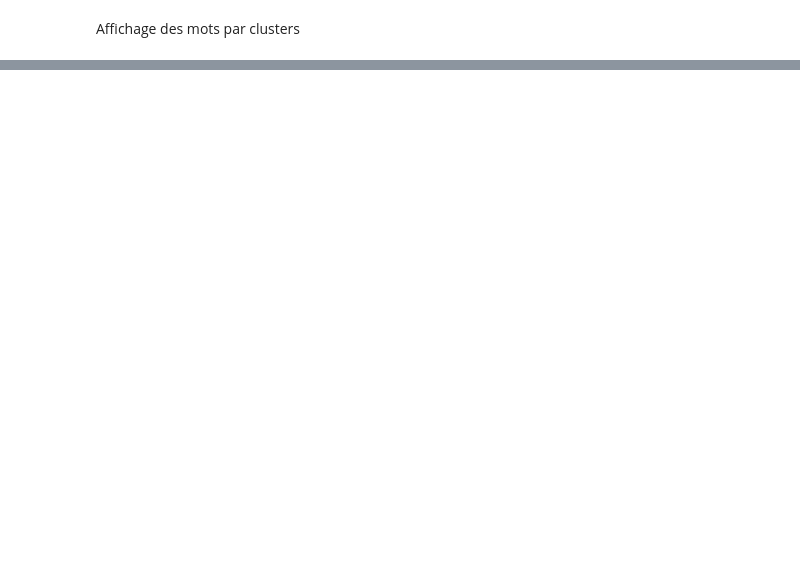
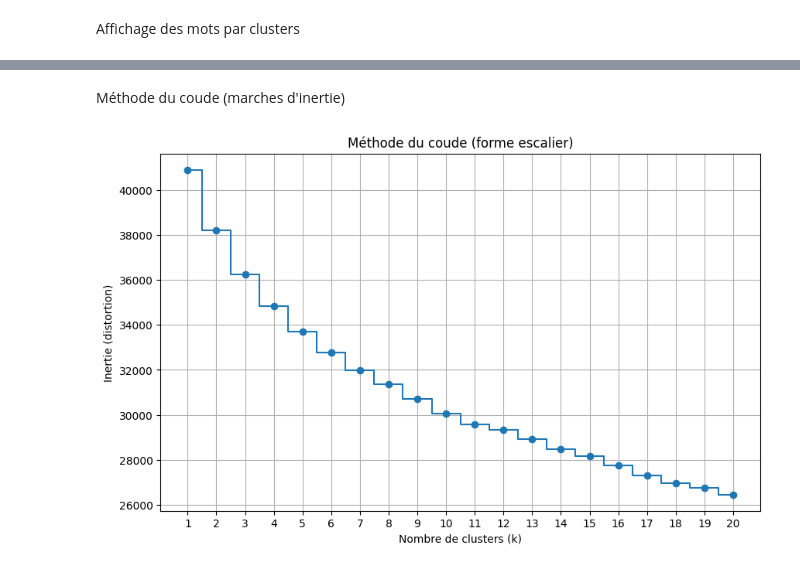
Before and after one commit to lucilebessac/AAD69-synonymie-contextuelle, a Jupyter notebook: clustering_.ipynb, the cells around one changed output, grey strips where cells are left out. Cells and saved outputs as stored; diff of their text form; code cells hidden in the pictures; blank space fills up the shorter version.

```diff
--- a/clustering_.ipynb
+++ b/clustering_.ipynb
@@ -390,0 +393,25 @@ MemoryError: Unable to allocate 14.8 GiB for an array with shape (63094, 63094)
+# %% [markdown]
+Méthode du coude (marches d'inertie)
+# %%
+import matplotlib.pyplot as plt
+from sklearn.cluster import KMeans
+
+distortions = []
+K = range(1, 21)
+
+for k in K:
+    kmeans = KMeans(n_clusters=k, random_state=42)
+    kmeans.fit(X_reduced)  # Utilise les vecteurs Word2Vec réduits
+    distortions.append(kmeans.inertia_)
+
+# Tracé façon "escalier"
+plt.figure(figsize=(10, 6))
+plt.step(K, distortions, where='mid', marker='o')
+plt.title("Méthode du coude (forme escalier)")
+plt.xlabel("Nombre de clusters (k)")
+plt.ylabel("Inertie (distortion)")
+plt.xticks(K)
+plt.grid(True)
+plt.show()
+# %% [output]
+[figure, added]
```
Also changed, not shown: parts of 13 cells of this notebook.
